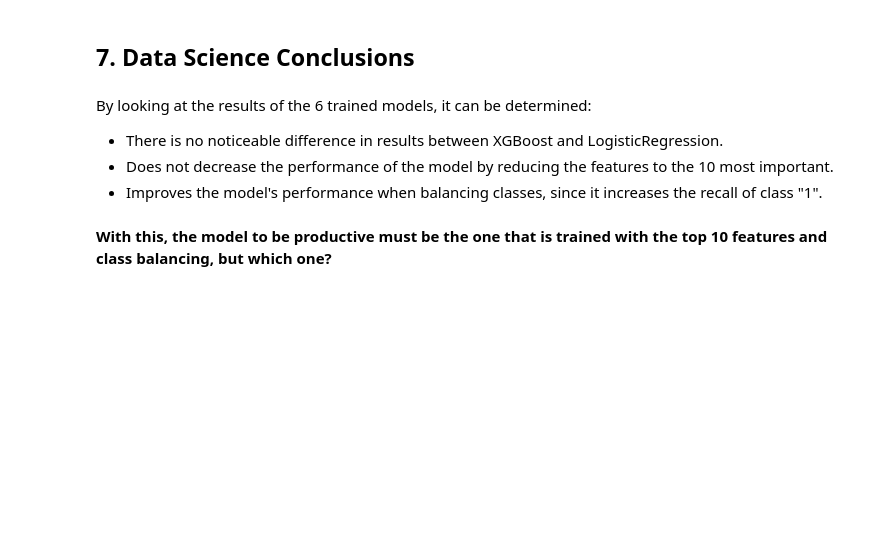
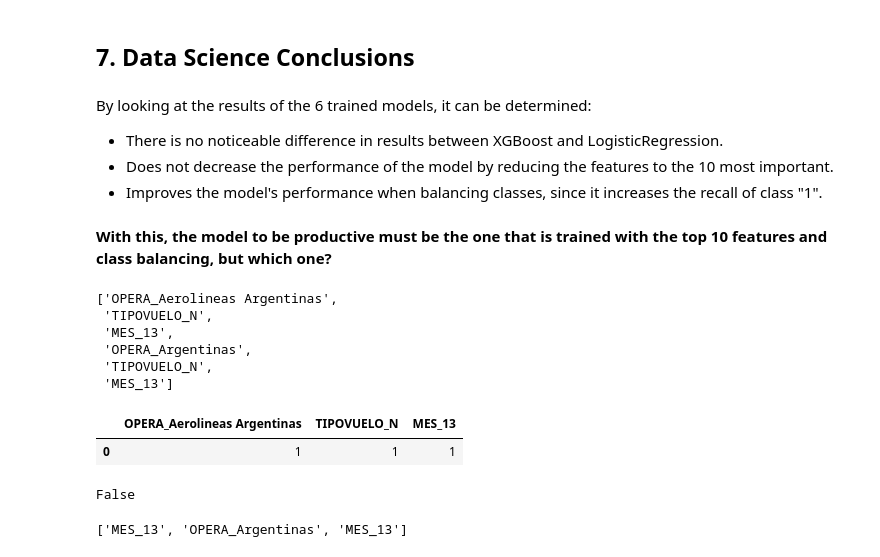
Before and after one commit to tomn681/LATAM_Challenge, a Jupyter notebook: challenge/exploration.ipynb, the cells around one changed output. Cells and saved outputs as stored; diff of their text form; code cells hidden in the pictures; blank space fills up the shorter version.

```diff
--- a/challenge/exploration.ipynb
+++ b/challenge/exploration.ipynb
@@ -676,0 +684,9 @@ By looking at the results of the 6 trained models, it can be determined:
+# %%
+[name + "_" + str(flight[name]) for flight in data["flights"] for name in flight]
+# %% [output]
+['OPERA_Aerolineas Argentinas',
+ 'TIPOVUELO_N',
+ 'MES_13',
+ 'OPERA_Argentinas',
+ 'TIPOVUELO_N',
+ 'MES_13']
@@ -676,0 +700,48 @@ By looking at the results of the 6 trained models, it can be determined:
+# %%
+top_10_features = [
+            "OPERA_Latin American Wings",
+            "MES_7",
+            "MES_10",
+            "OPERA_Grupo LATAM",
+            "MES_12",
+            "TIPOVUELO_I",
+            "MES_4",
+            "MES_11",
+            "OPERA_Sky Airline",
+            "OPERA_Copa Air"
+        ]
+# %%
+def read_file(
+    json: dict
+) -> pd.DataFrame:
+    """
+    Read file from Json.
+
+    Args:
+        json (dict): Raw data input
+
+    Returns:
+        data (pd.Dataframe): Processed data
+    """
+    data = pd.DataFrame.from_dict(json["flights"])
+
+    features = pd.concat([
+            pd.get_dummies(data['OPERA'], prefix = 'OPERA'),
+            pd.get_dummies(data['TIPOVUELO'], prefix = 'TIPOVUELO'),
+            pd.get_dummies(data['MES'], prefix = 'MES')],
+            axis = 1
+        )
+
+    add_cols = [col for col in top_10_features if col not in data.columns]
+    data.loc[:, add_cols] = 0
+
+    return features
+# %%
+read_file(data)
+# %% [output]
+|  | OPERA_Aerolineas Argentinas | TIPOVUELO_N | MES_13 |
+| 0 | 1 | 1 | 1 |
+# %%
+data.keys() in top_10_features
+# %% [output]
+False
@@ -676,0 +778,4 @@ By looking at the results of the 6 trained models, it can be determined:
+# %%
+check_input(data)
+# %% [output]
+['MES_13', 'OPERA_Argentinas', 'MES_13']
```
Also changed, not shown: parts of 5 cells of this notebook, 8 other files.
